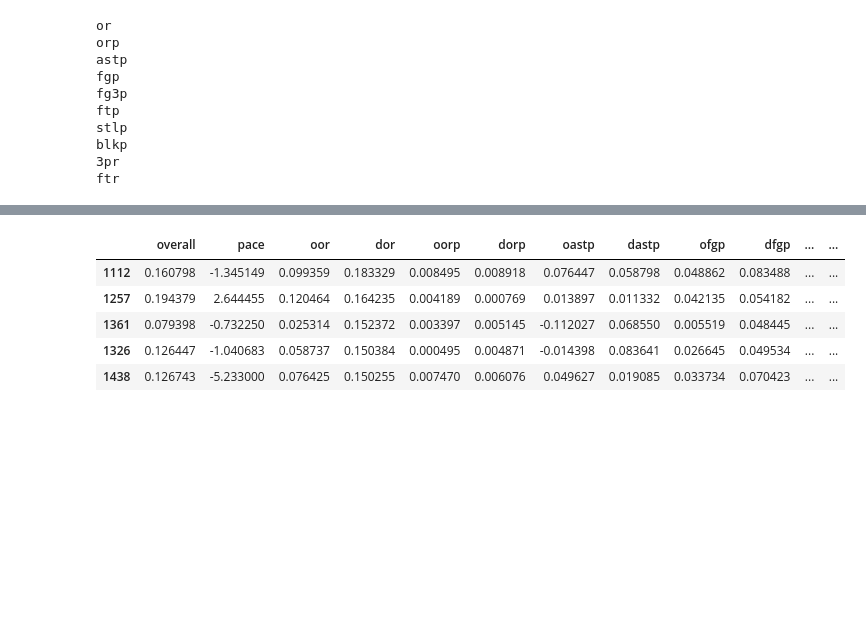
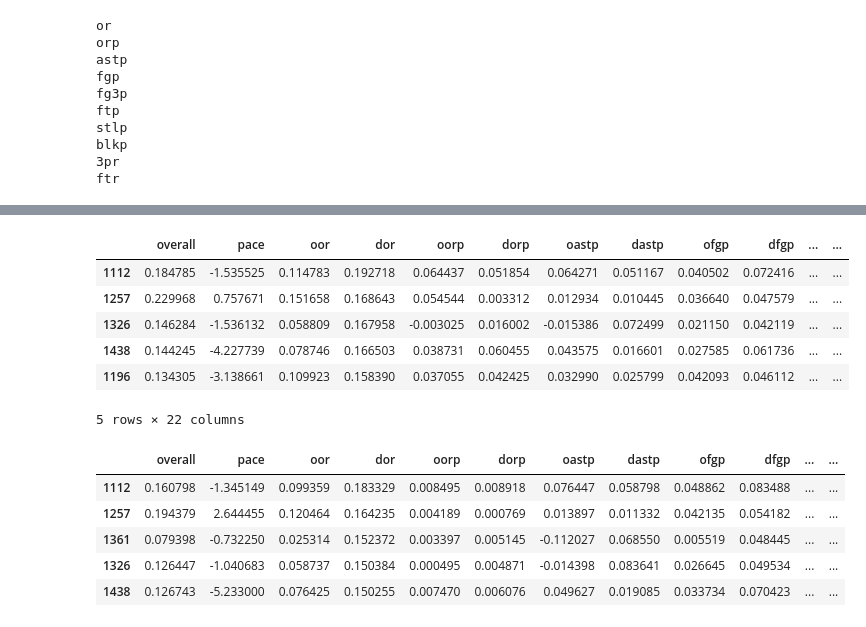
Before and after one commit to hwchase17/march_madness, a Jupyter notebook: Real Work.ipynb, the cells around one changed output, grey strips where cells are left out. Cells and saved outputs as stored; diff of their text form; code cells hidden in the pictures; blank space fills up the shorter version.

```diff
--- a/Real Work.ipynb
+++ b/Real Work.ipynb
@@ -106,7 +107,7 @@ def append_rate_stats(stat,data_train,team_ridge):
         if row['Wloc']=='A':
             df['ha'][w_index]=-1
             df['ha'][l_index]=1
-    model = Ridge(alpha=1)
+    model = RidgeCV(alphas=[float(x)/20 for x in range(1,100)])
     model.fit(df,y)
     team_ridge["o" + stat] = model.coef_[0][:len(team_ridge)]
     team_ridge["d" + stat] = model.coef_[0][len(team_ridge):-1]
@@ -128,7 +129,7 @@ def get_rankings(year):
             df['ha'][index]=1
         if row['Wloc']=='A':
             df['ha'][index]=-1
-    model = Ridge(alpha=1)
+    model = RidgeCV(alphas=[float(x)/20 for x in range(1,100)])
     model.fit(df,y)
     team_ridge= pd.DataFrame(index=teams, columns=['overall'])
     team_ridge= team_ridge.fillna(0)
@@ -146,7 +147,7 @@ def get_rankings(year):
             df['ha'][index]=1
         if row['Wloc']=='A':
             df['ha'][index]=-1
-    model = Ridge(alpha=1)
+    model = RidgeCV(alphas=[float(x)/20 for x in range(1,100)])
     model.fit(df,y)
     team_ridge['pace']=model.coef_[0][:-1]
     for stat in ['or','orp','astp','fgp','fg3p','ftp','stlp','blkp','3pr','ftr']:
@@ -166,3 +171,18 @@ stlp
 blkp
 3pr
 ftr
+# %%
+team_database = {}
+# %%
+for year_ in range(min(bigdata.Season),max(bigdata.Season)+1):
+    print year_
+    teams_2014=get_rankings(year_)
+    for index, row in teams_2014.iterrows():
+        team_stats={}
+        for name,value in zip(teams_2014.columns,row):
+            team_stats[name] = value
+        if str(index) in team_database:
+            team_database[str(index)][str(year_)]=team_stats
+        else:
+            team_database[str(index)]={}
+            team_database[str(index)][str(year_)]=team_stats
@@ -169,3 +233,13 @@ ftr
+# %%
+teams_2014.sort('dor', ascending=False).head()
+# %% [output]
+|  | overall | pace | oor | dor | oorp | dorp | oastp | dastp | ofgp | dfgp | ... | ... |
+| 1112 | 0.184785 | -1.535525 | 0.114783 | 0.192718 | 0.064437 | 0.051854 | 0.064271 | 0.051167 | 0.040502 | 0.072416 | ... | ... |
+| 1257 | 0.229968 | 0.757671 | 0.151658 | 0.168643 | 0.054544 | 0.003312 | 0.012934 | 0.010445 | 0.036640 | 0.047579 | ... | ... |
+| 1326 | 0.146284 | -1.536132 | 0.058809 | 0.167958 | -0.003025 | 0.016002 | -0.015386 | 0.072499 | 0.021150 | 0.042119 | ... | ... |
+| 1438 | 0.144245 | -4.227739 | 0.078746 | 0.166503 | 0.038731 | 0.060455 | 0.043575 | 0.016601 | 0.027585 | 0.061736 | ... | ... |
+| 1196 | 0.134305 | -3.138661 | 0.109923 | 0.158390 | 0.037055 | 0.042425 | 0.032990 | 0.025799 | 0.042093 | 0.046112 | ... | ... |
+5 rows × 22 columns
 # %%
 teams_2014.sort('dor', ascending=False).head()
 # %% [output]
```
Also changed, not shown: parts of 30 cells of this notebook.
